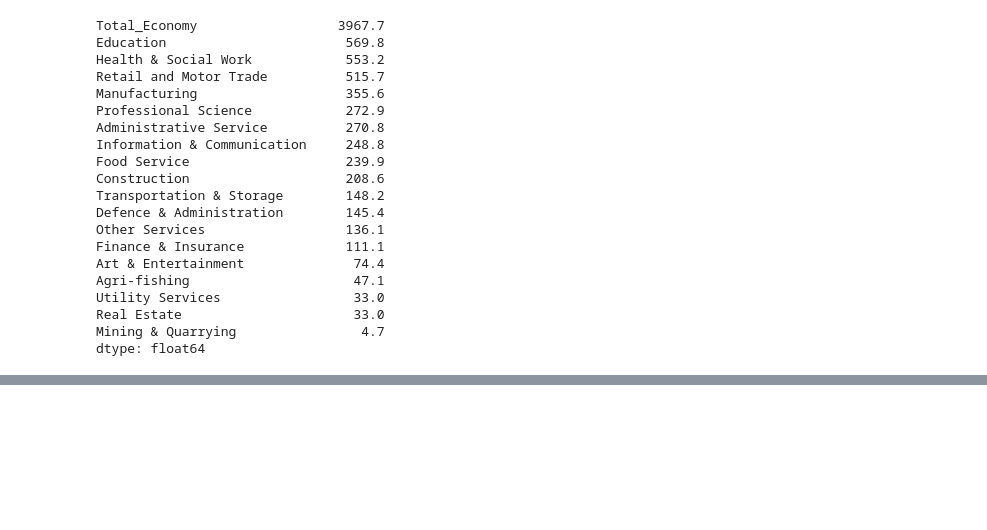
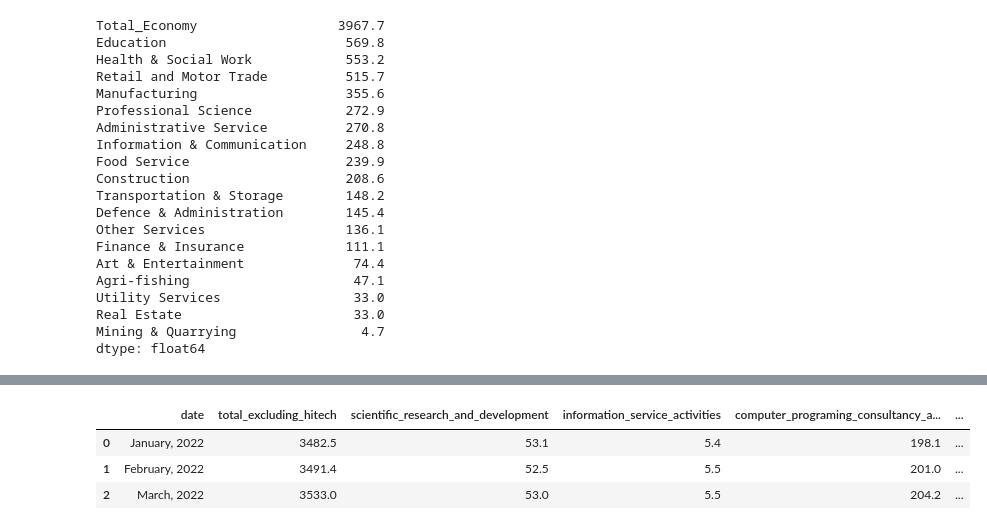
Before and after one commit to LeiaRz/Employment-and-wages-23, a Jupyter notebook: salary_stat_summary.ipynb, the cells around one changed output, grey strips where cells are left out. Cells and saved outputs as stored; diff of their text form; code cells hidden in the pictures; blank space fills up the shorter version.

```diff
--- a/salary_stat_summary.ipynb
+++ b/salary_stat_summary.ipynb
@@ -673,0 +708,14 @@ plt.show()
+# %%
+hightech_empl = hightech_empl.iloc[:, :-2]
+
+hightech_empl.columns = hightech_empl.iloc[0]
+hightech_empl = hightech_empl.drop(0).dropna()
+hightech_empl.iloc[:, 1:] = hightech_empl.iloc[:, 1:].replace(',', '', regex=True).apply(pd.to_numeric) #Fixed the format
+hightech_empl.reset_index(drop=True, inplace=True)
+
+hightech_empl.head(3)
+# %% [output]
+|  | date | total_excluding_hitech | scientific_research_and_development | information_service_activities | computer_programing_consultancy_a... | ... |
+| 0 | January, 2022 | 3482.5 | 53.1 | 5.4 | 198.1 | ... |
+| 1 | February, 2022 | 3491.4 | 52.5 | 5.5 | 201.0 | ... |
+| 2 | March, 2022 | 3533.0 | 53.0 | 5.5 | 204.2 | ... |
```
Also changed, not shown: parts of 9 cells of this notebook.
